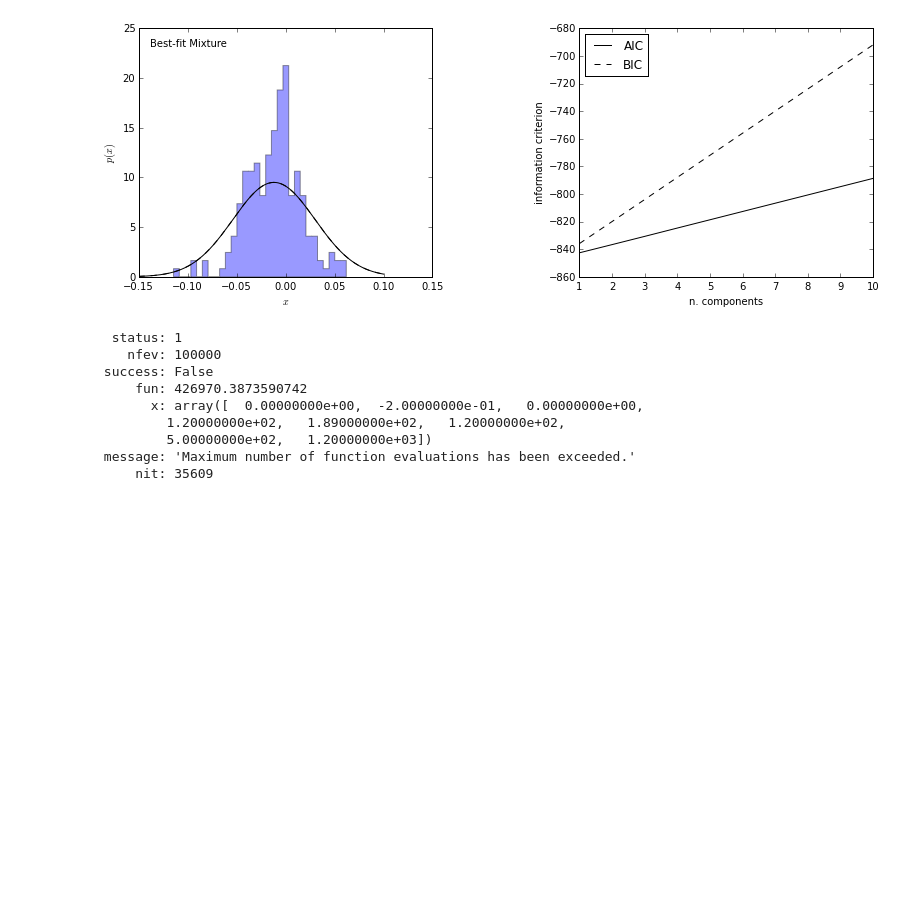
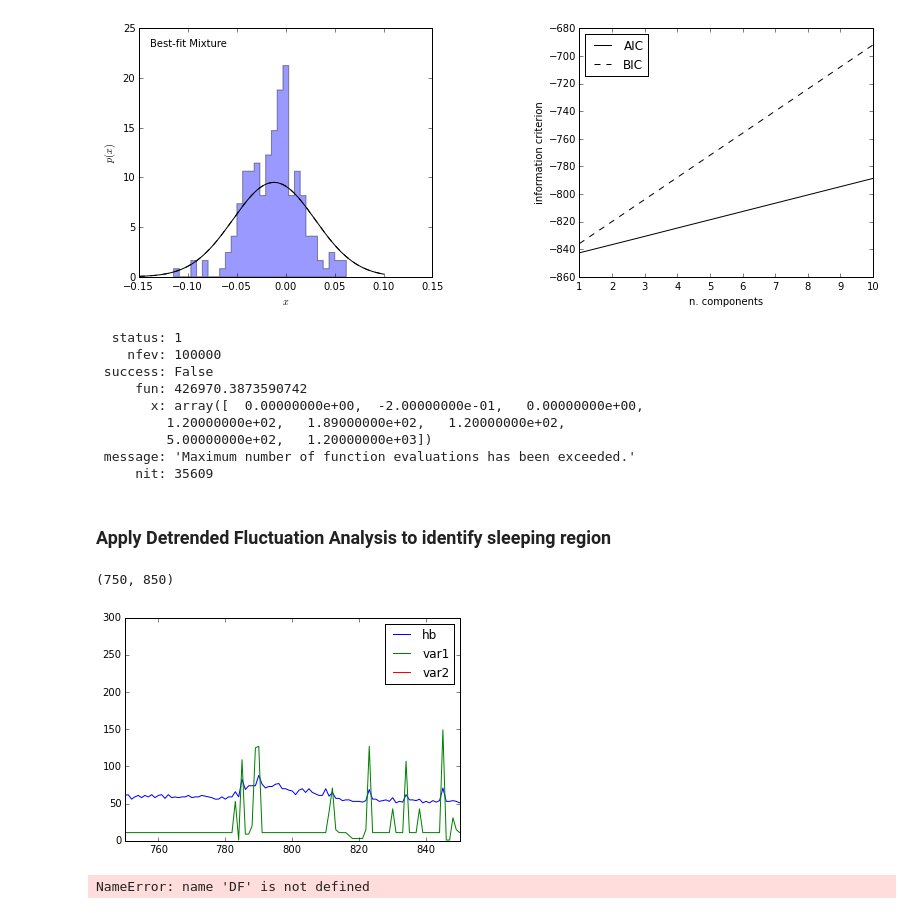
Before and after one commit to pastorenick/StressTest, a Jupyter notebook: Stress_analysis_fit.ipynb, the cells around one changed output. Drawn from its saved outputs; the diff is of its cells as text; code cells hidden in the pictures; blank space fills up the shorter version.

```diff
--- a/Stress_analysis_fit.ipynb
+++ b/Stress_analysis_fit.ipynb
@@ -446,0 +513,38 @@ solution
+# %% [markdown]
+### Apply Detrended Fluctuation Analysis to identify sleeping region
+# %%
+# Detrended Fluctuation analysis
+# check tutorial here: http://localhost:8888/notebooks/mdfaintro.ipynb
+# The closer the result to 0.5, the closer to white noise the profile
+from pyeeg import *
+
+# windowSize = [5,10,15,20,25,50,100,200,300]
+def getWindowSize(inputArray):
+    ll = len(inputArray)
+    return np.logspace(np.log2(ll/5.),np.log2(ll-50.),num=20,base=2.)
+
+ii = dicDF.keys()[150]
+DFtmp = dicDF[ii]
+
+DFtmp.plot()
+# xlim(750, 850)
+# %% [output]
+(750, 850)
+[figure, added]
+# %%
+for ii in np.arange(len(DF)):
+    xx_ii = np.arange(len(DF.ix[ii].HB))
+    selSleep_ii = np.where((xx_ii>DF.ix[ii].Sleep+60) &
+              (xx_ii<=DF.ix[ii].Awake-60))
+    HB_ii = DF.ix[ii]['HB']
+    HB_ii_sel = HB_ii[selSleep_ii]
+
+    DFA_tot.append(dfa(HB_ii, L=getWindowSize(HB_ii)))
+    DFA_sel.append(dfa(HB_ii_sel, L=getWindowSize(HB_ii_sel)))#,10,15,20,25,50,100,200,300]))
+
+    yy_ii = xx_ii*DF.ix[ii].Slope + DF.ix[ii].intercept
+    HB_ii_sel_detrended = (HB_ii/yy_ii)[selSleep_ii]
+
+    DFA_sel_detrended.append(dfa(HB_ii_sel_detrended, L=getWindowSize(HB_ii_sel_detrended)))#,10,15,20,25,50,100,200,300]))
+# %% [output]
+NameError: name 'DF' is not defined
```
Also changed, not shown: parts of 8 cells of this notebook, 11 other files.
